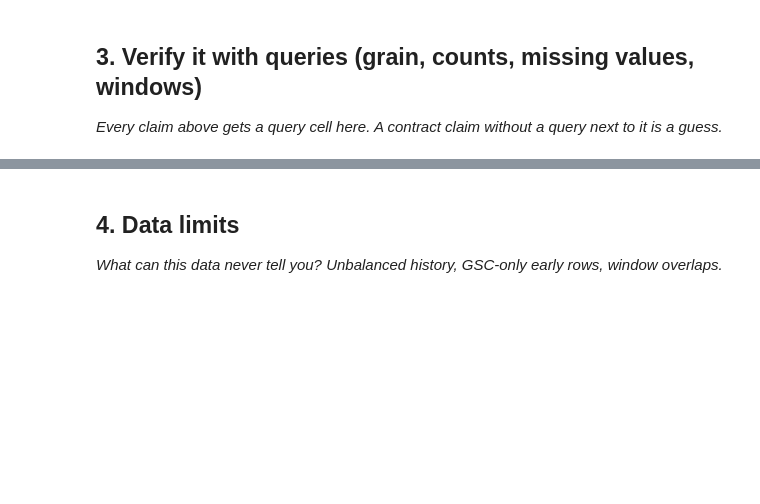
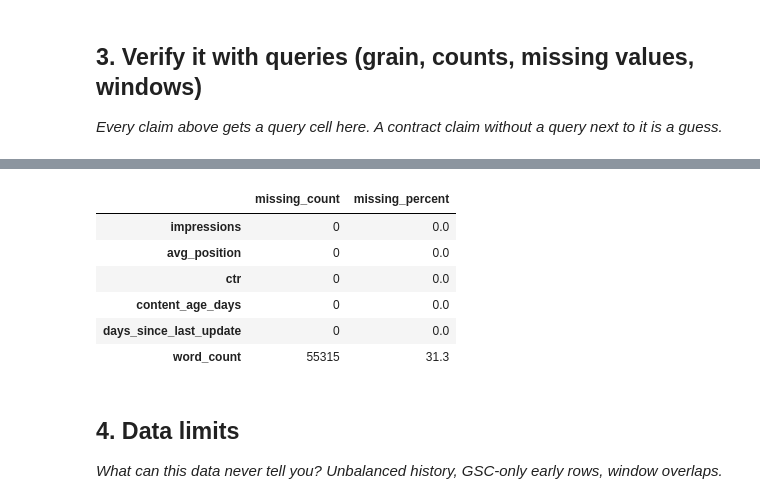
Before and after one commit to bsiddan25/Flyrankproject, a Jupyter notebook: work/notebooks/w03_data_contract.ipynb, the cells around one changed output, grey strips where cells are left out. Saved outputs shown, nothing was run; the diff lists cells and outputs as text; code cells hidden in the pictures; blank space fills up the shorter version.

```diff
--- a/work/notebooks/w03_data_contract.ipynb
+++ b/work/notebooks/w03_data_contract.ipynb
@@ -29,0 +175,91 @@ This skeleton is yours to fill. Work the sections **in order** — each one has
+# %%
+# This cell is for CODE (numbers, a query, a check).
+# Write your text answer in the cell ABOVE this one — typing sentences here breaks Run All.
+
+features = con.sql(f"""
+    WITH march_aggregated AS (
+        SELECT
+            client_hash_id,
+            content_hash_id,
+            COUNT(DISTINCT report_date) AS days_observed,
+            SUM(gsc_impressions) AS impressions,
+            SUM(gsc_clicks) AS clicks,
+            SUM(gsc_sum_position) AS sum_position
+        FROM {TABLES["fact_daily_march"]}
+        WHERE gsc_data_available IS TRUE
+        GROUP BY 1, 2
+    )
+    SELECT
+        m.client_hash_id,
+        m.content_hash_id,
+        m.days_observed,
+
+        m.impressions,
+
+        CASE
+            WHEN m.impressions > 0
+            THEN m.sum_position * 1.0 / m.impressions
+        END AS avg_position,
+
+        CASE
+            WHEN m.impressions > 0
+            THEN 100.0 * m.clicks / m.impressions
+        END AS ctr,
+
+        DATE_DIFF(
+            'day',
+            d.content_created_date,
+            DATE '2026-03-31'
+        ) AS content_age_days,
+
+        DATE_DIFF(
+            'day',
+            d.content_updated_date,
+            DATE '2026-03-31'
+        ) AS days_since_last_update,
+
+        d.word_count
+
+    FROM march_aggregated AS m
+    LEFT JOIN {TABLES["dim_content"]} AS d
+        ON m.client_hash_id = d.client_hash_id
+       AND m.content_hash_id = d.content_hash_id
+""").df()
+
+print(f"Analysis rows: {len(features):,}")
+print(f"Analysis columns: {features.shape[1]}")
+
+verification = {
+    "total_rows": len(features),
+    "duplicate_client_content_rows": features.duplicated(
+        subset=["client_hash_id", "content_hash_id"]
+    ).sum(),
+    "minimum_days_observed": features["days_observed"].min(),
+    "maximum_days_observed": features["days_observed"].max(),
+    "zero_impression_pages": (features["impressions"] == 0).sum(),
+}
+
+verification
+
+columns_to_check = [
+    "impressions",
+    "avg_position",
+    "ctr",
+    "content_age_days",
+    "days_since_last_update",
+    "word_count",
+]
+
+missing_check = (
+    features[columns_to_check]
+    .isna()
+    .sum()
+    .to_frame(name="missing_count")
+)
+
+missing_check["missing_percent"] = (
+    100 * missing_check["missing_count"] / len(features)
+).round(2)
+
+missing_check
+# %% [output]
@@ -30,3 +268,10 @@ This skeleton is yours to fill. Work the sections **in order** — each one has
+|  | missing_count | missing_percent |
+| impressions | 0 | 0.0 |
+| avg_position | 0 | 0.0 |
+| ctr | 0 | 0.0 |
+| content_age_days | 0 | 0.0 |
+| days_since_last_update | 0 | 0.0 |
+| word_count | 55315 | 31.3 |
 # %% [markdown]
 ## 4. Data limits
 
```
Also changed, not shown: parts of 9 cells of this notebook.
